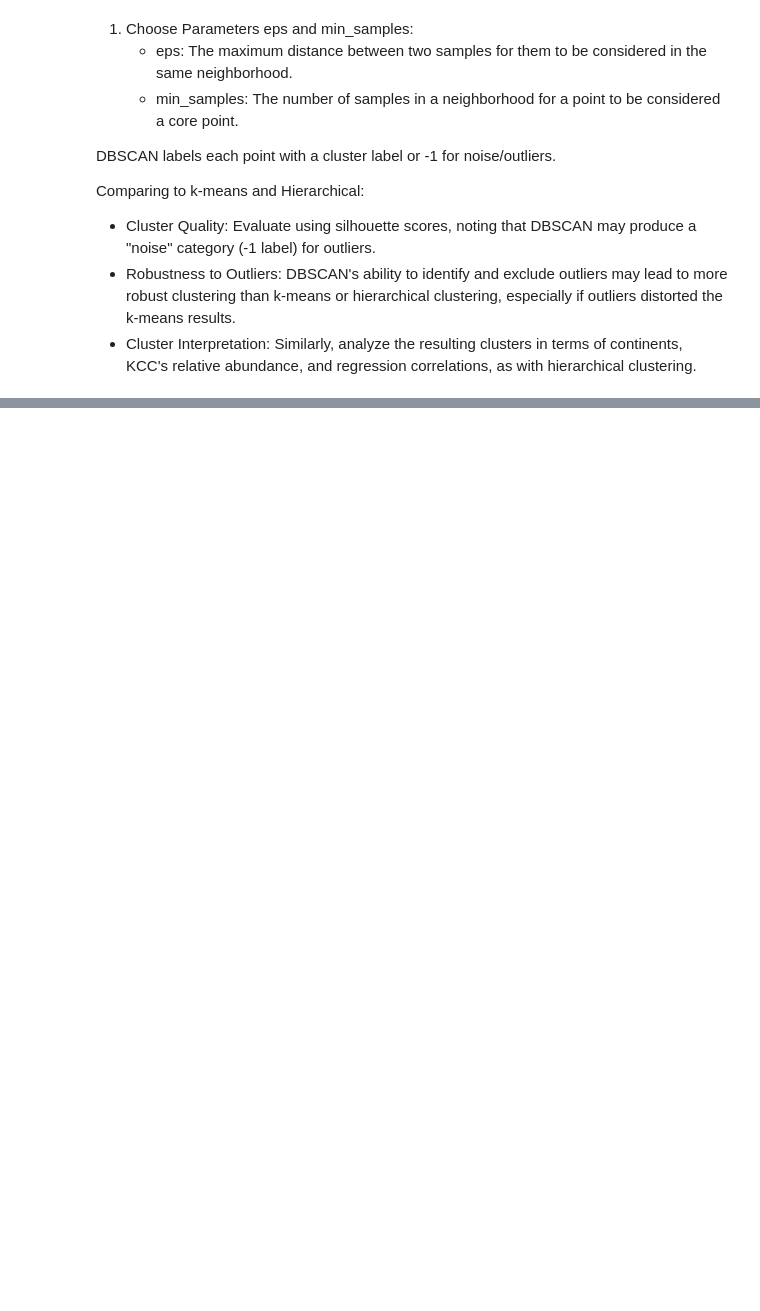
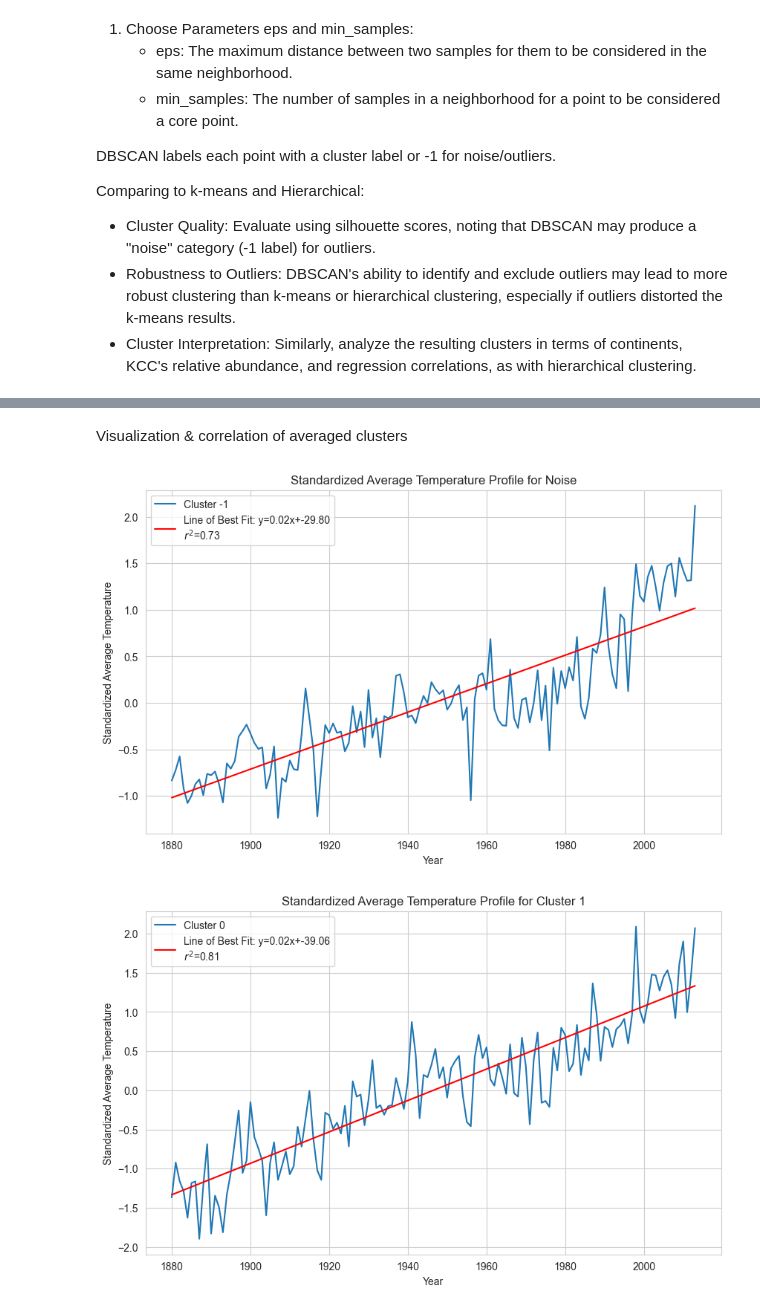
Before and after one commit to jacobRidenour/Temperature-Patterns, a Jupyter notebook: Analysis 4 DBSCAN.ipynb, the cells around one changed output, grey strips where cells are left out. Cells and saved outputs as stored; diff of their text form; code cells hidden in the pictures; blank space fills up the shorter version.

```diff
--- a/Analysis 4 DBSCAN.ipynb
+++ b/Analysis 4 DBSCAN.ipynb
@@ -57,0 +214,31 @@ Comparing to k-means and Hierarchical:
+# %% [markdown]
+Visualization & correlation of averaged clusters
+# %%
+city_profiles_standardized.reset_index(inplace=True)
+
+n_clusters = np.sort(df_merged['Cluster'].unique())
+
+for cluster in n_clusters:
+    # Extract cities belonging to the current cluster
+    cluster_cities = df_merged[df_merged['Cluster'] == cluster]['City'].unique()
+    cluster_profiles = city_profiles_standardized[cluster_cities]
+
+    mean_profile = cluster_profiles.mean(axis=1)
+
+    plt.figure(figsize=(10, 6))
+    plt.plot(city_profiles_standardized['Year'], mean_profile, label=f'Cluster {cluster}')
+
+    # Line of best fit
+    slope, intercept, r_value, _, _ = linregress(city_profiles_standardized['Year'].astype(float), mean_profile)
+    line = slope * city_profiles_standardized['Year'].astype(float) + intercept
+    plt.plot(city_profiles_standardized['Year'], line, 'r', label=f'Line of Best Fit: y={slope:.2f}x+{intercept:.2f}\n$r^2$={r_value**2:.2f}')
+
+    cluster_label = 'Noise' if cluster == -1 else f'Cluster {cluster+1}'
+    plt.title(f'Standardized Average Temperature Profile for {cluster_label}')
+    plt.xlabel('Year')
+    plt.ylabel('Standardized Average Temperature')
+    plt.legend()
+    plt.show()
+# %% [output]
+[figure, added]
+[figure, added]
```
Also changed, not shown: parts of 27 cells of this notebook, 3 other files.
